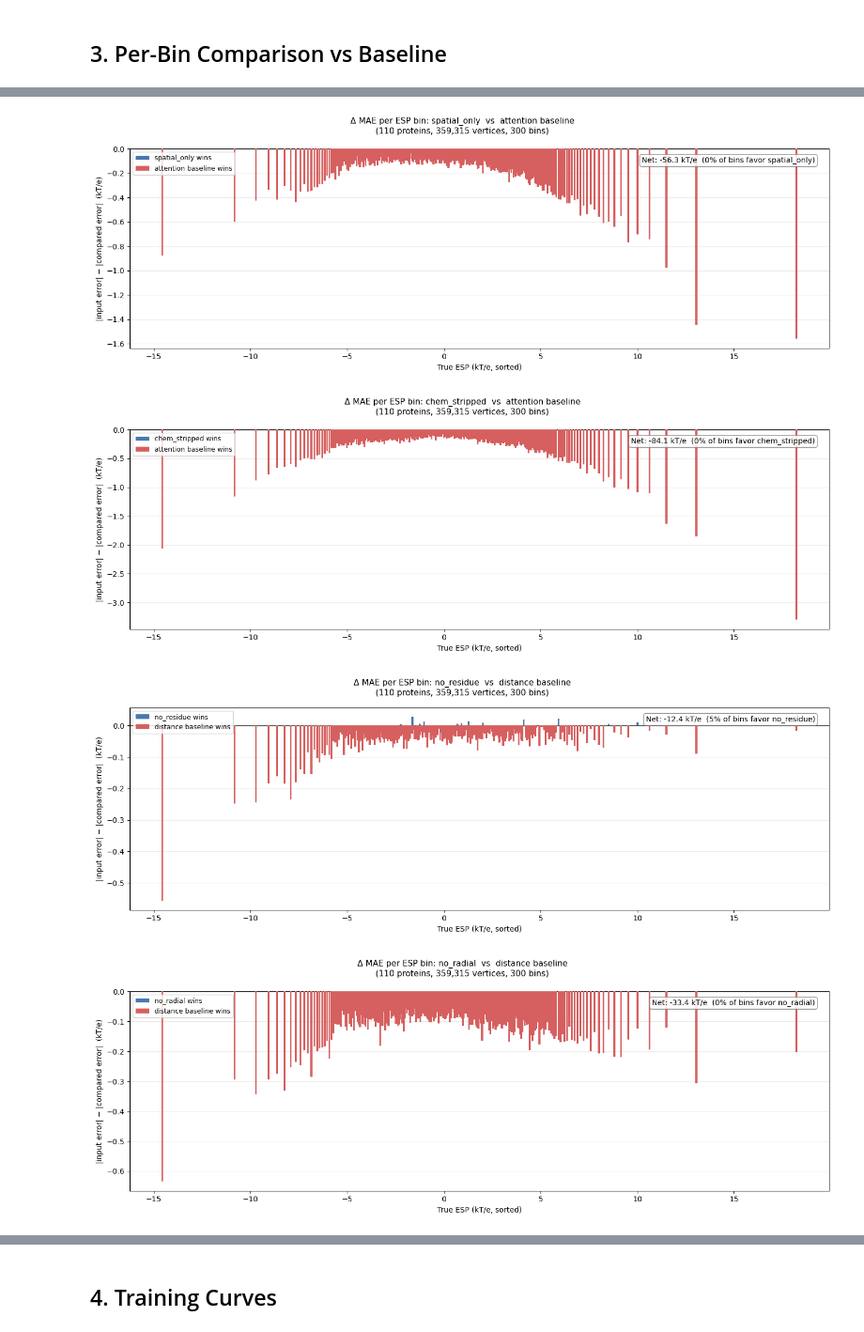
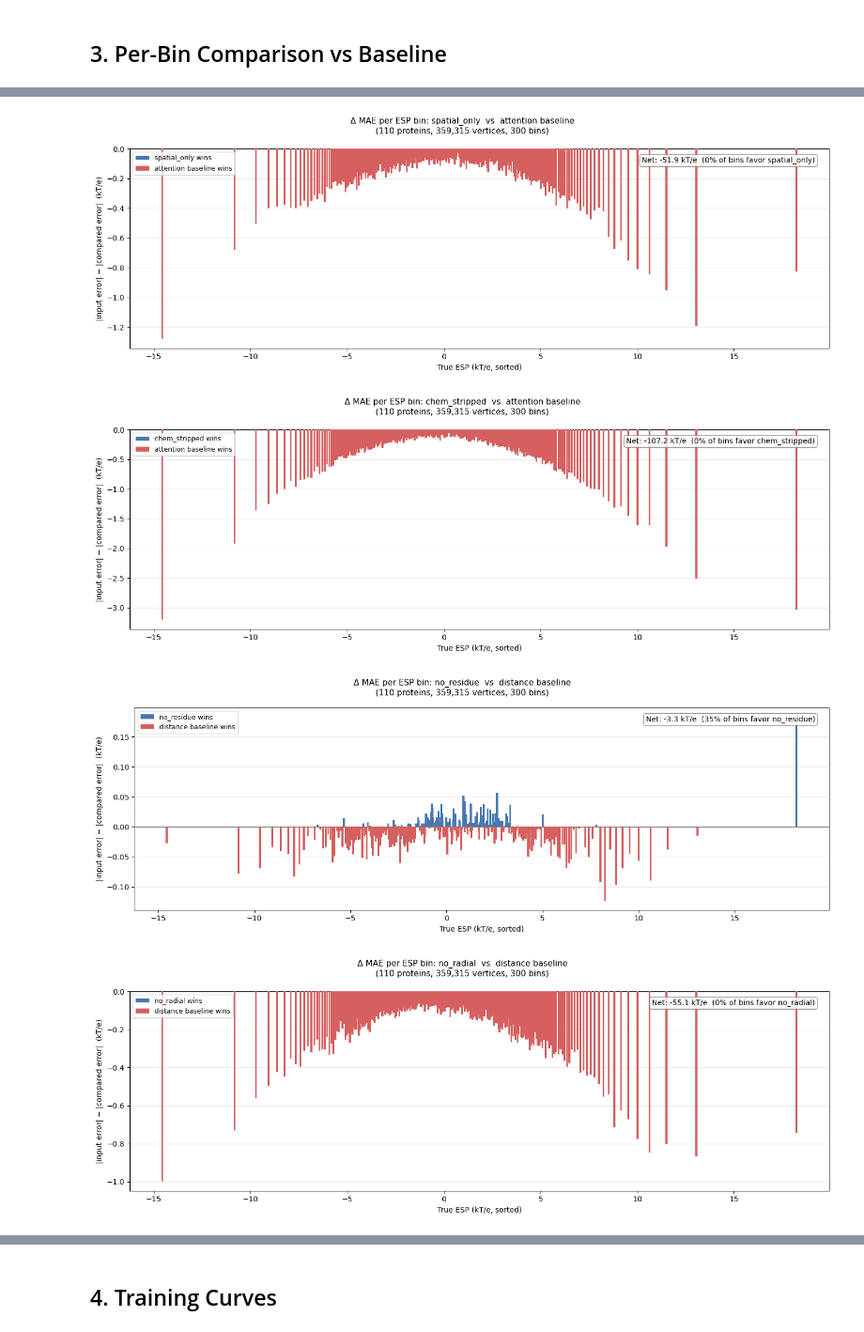
Before and after one commit to skylerturner-gif/ProteinStructure_ESP_Thesis, a Jupyter notebook: notebooks/decisions/10_chemistry_layer_ablations.ipynb, the cells around one changed output, grey strips where cells are left out. Shown at 94% size. Saved outputs shown, nothing was run; the diff lists cells and outputs as text; code cells hidden in the pictures.

```diff
--- a/notebooks/decisions/10_chemistry_layer_ablations.ipynb
+++ b/notebooks/decisions/10_chemistry_layer_ablations.ipynb
@@ -180,8 +180,14 @@ show_png_grid(RUNS, "sorted_predictions.png", "Sorted Predictions — Chemistry
 # %%
 from src.analysis.model_plots import plot_delta_predictions
 
+# Baseline ckpt_dir per model, pulled from the "baseline" rung already built
+# in RUNS above (phase_h/{model}_444_multi_200ep -- see §1 configuration and
+# the _LADDER baseline note). Matches the same phase_h baseline every other
+# section of this notebook compares against.
+BASELINE_CKPT = {r["model_type"]: r["ckpt_dir"] for r in RUNS if r["config"] == "baseline"}
+
 for m in ["attention", "distance"]:
-    base_dir = CKPT_ROOT / "phase_d" / BASELINE_CKPT[m]
+    base_dir = BASELINE_CKPT[m]
     for run in RUNS:
         if run["model_type"] != m or run["config"] == "baseline":
             continue
@@ -196,4 +202,4 @@ for m in ["attention", "distance"]:
-[figure, old version]
+[figure, new version]
-[figure, old version]
+[figure, new version]
-[figure, old version]
+[figure, new version]
-[figure, old version]
+[figure, new version]
```
Also changed, not shown: parts of 2 cells of this notebook, 7 other files.
